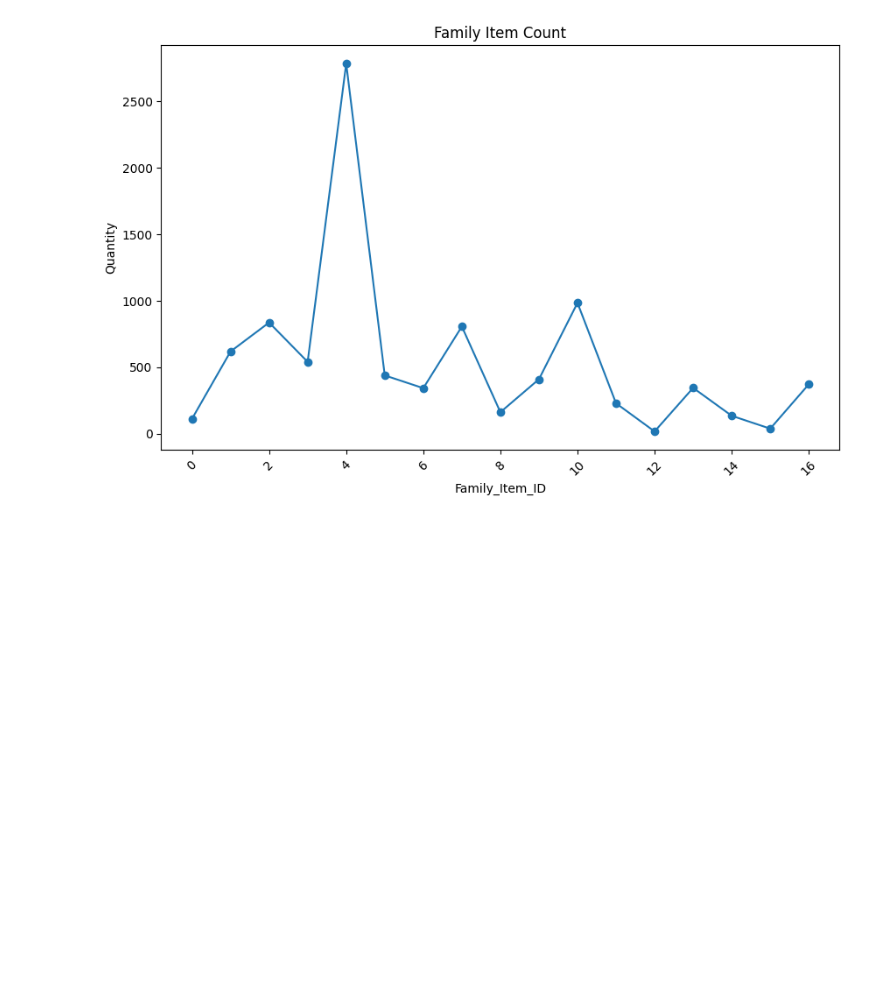
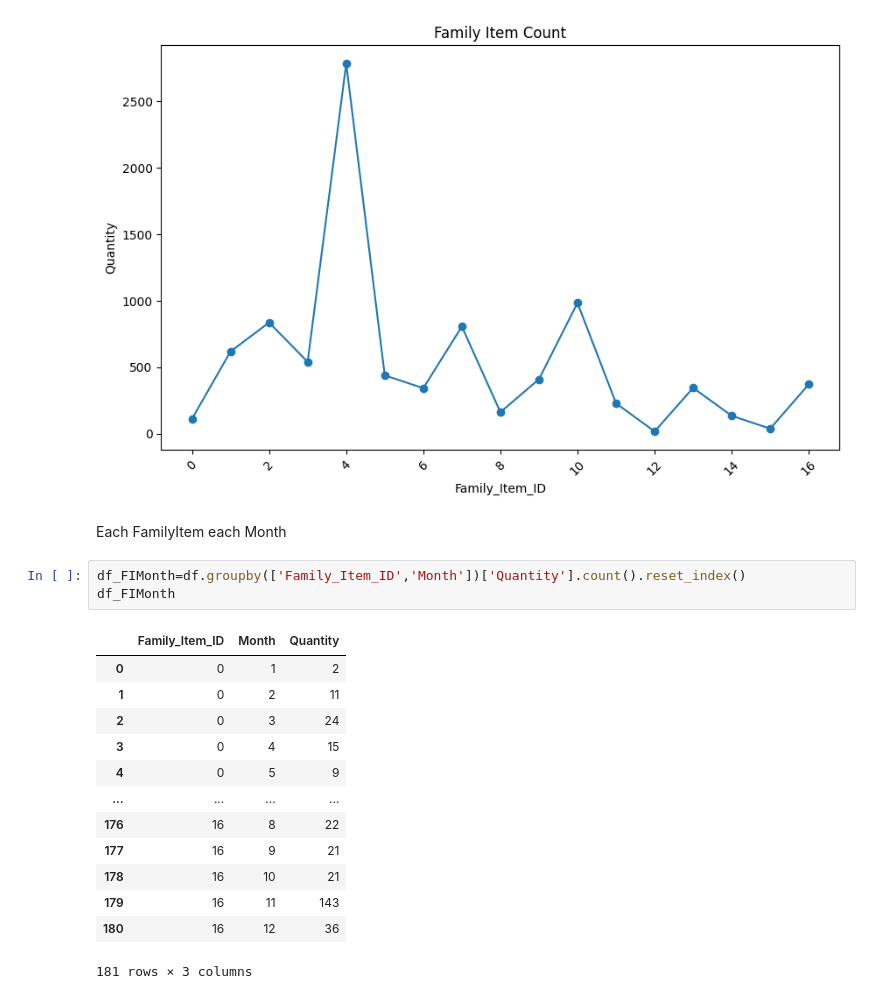
Before and after one commit to Nlasry1996/Nautica-Home, a Jupyter notebook: Untitled0.ipynb, the cells around one changed output. Cells and saved outputs as stored; diff of their text form; blank space fills up the shorter version.

```diff
--- a/Untitled0.ipynb
+++ b/Untitled0.ipynb
@@ -221,3 +221,22 @@ plt.xticks(rotation=45)
 plt.show()
 # %% [output]
 [figure]
+# %% [markdown]
+Each FamilyItem each Month
+# %%
+df_FIMonth=df.groupby(['Family_Item_ID','Month'])['Quantity'].count().reset_index()
+df_FIMonth
+# %% [output]
+|  | Family_Item_ID | Month | Quantity |
+| 0 | 0 | 1 | 2 |
+| 1 | 0 | 2 | 11 |
+| 2 | 0 | 3 | 24 |
+| 3 | 0 | 4 | 15 |
+| 4 | 0 | 5 | 9 |
+| ... | ... | ... | ... |
+| 176 | 16 | 8 | 22 |
+| 177 | 16 | 9 | 21 |
+| 178 | 16 | 10 | 21 |
+| 179 | 16 | 11 | 143 |
+| 180 | 16 | 12 | 36 |
+181 rows × 3 columns
```
Also changed, not shown: parts of 1 cell of this notebook.
